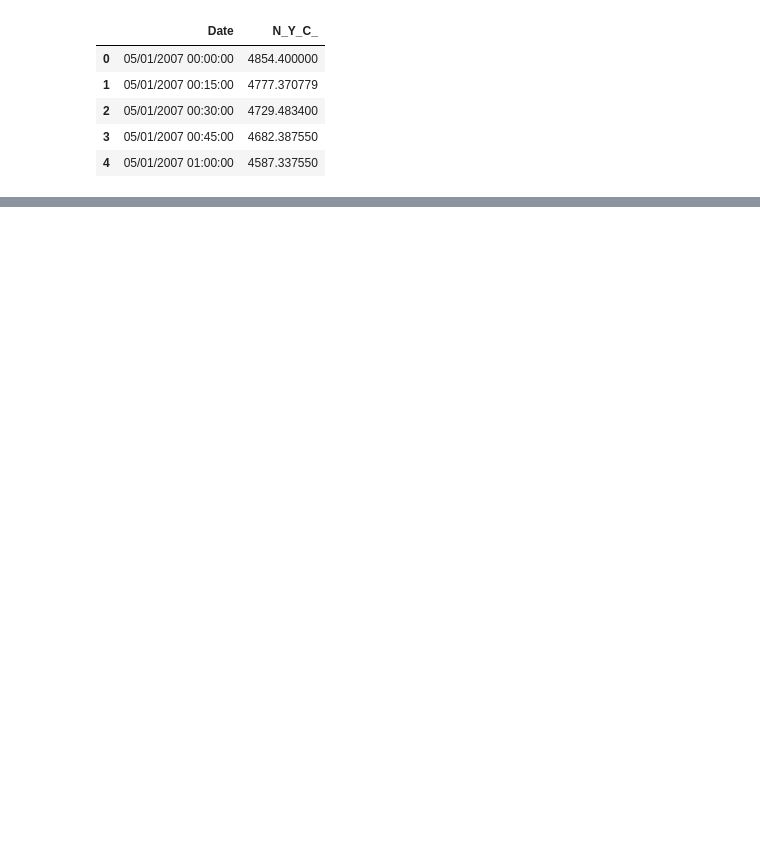
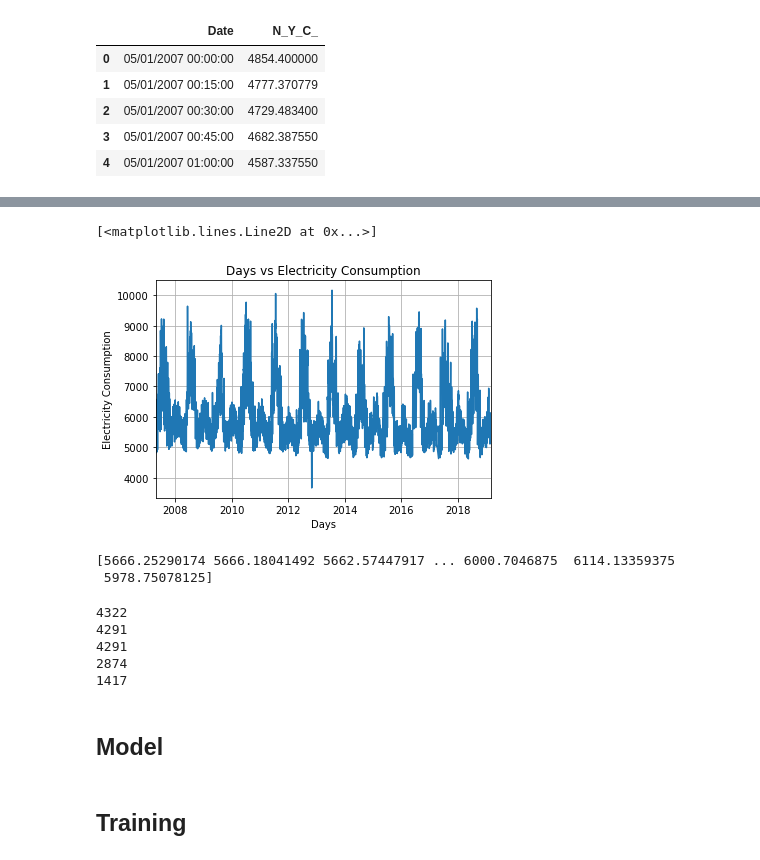
Before and after one commit to tyokyo320/time-series, a Jupyter notebook: lstm.ipynb, the cells around one changed output, grey strips where cells are left out. Cells and saved outputs as stored; diff of their text form; code cells hidden in the pictures; blank space fills up the shorter version.

```diff
--- a/lstm.ipynb
+++ b/lstm.ipynb
@@ -87,31 +46,72 @@ plt.show()
+# %%
+plt.title('Days vs Electricity Consumption')
+plt.ylabel('Electricity Consumption')
+plt.xlabel('Days')
+plt.grid(True)
+plt.autoscale(axis='x',tight=True)
+plt.plot(df['N_Y_C_'])
+# %% [output]
+[<matplotlib.lines.Line2D at 0x...>]
+[figure, added]
+# %%
+all_data = df['N_Y_C_'].values.astype(float)
+print(all_data)
+# %% [output]
+[5666.25290174 5666.18041492 5662.57447917 ... 6000.7046875  6114.13359375
+ 5978.75078125]
 # %%
 def sliding_windows(data, seq_length):
+    '''
+    window, label
+    这个函数的目的是为了从原时间序列中抽取出训练样本，也就是用第1个值到第4个值作为X输入，预测第5个值作为y输出，
+    这是一个用于训练的数据点，时间窗口向后滑动以此类推
+    seq_length: 次の時間区間を予測するために入力変数として使用する前の時間ステップの数
+    X(t) Y(t + seq_length)
+    '''
+
     x = []
     y = []
-
     for i in range(len(data)-seq_length-1):
         _x = data[i:(i+seq_length)]
         _y = data[i+seq_length]
         x.append(_x)
         y.append(_y)
 
-    return np.array(x),np.array(y)
+    return np.array(x), np.array(y)
 
+# Min/max进行标准化处理，默认范围0-1
 sc = MinMaxScaler()
-training_data = sc.fit_transform(training_set)
+# 通过 fit_transform() 对数据集进行归一化
+training_data = sc.fit_transform(all_data.reshape(-1, 1))
+print(len(training_data))
 
-seq_length = 4
+# 分割序列窗口，实验表明越小可以学到更多细节
+seq_length = 30
 x, y = sliding_windows(training_data, seq_length)
+print(len(x))
+print(len(y))
 
 train_size = int(len(y) * 0.67)
 test_size = len(y) - train_size
+print(train_size)
+print(test_size)
 
-dataX = Variable(torch.Tensor(np.array(x)))
-dataY = Variable(torch.Tensor(np.array(y)))
 
-trainX = Variable(torch.Tensor(np.array(x[0:train_size])))
-trainY = Variable(torch.Tensor(np.array(y[0:train_size])))
+# 转换成 tensor
+dataX = torch.Tensor(np.array(x)).float()
+dataY = torch.Tensor(np.array(y)).float()
 
-testX = Variable(torch.Tensor(np.array(x[train_size:len(x)])))
-testY = Variable(torch.Tensor(np.array(y[train_size:len(y)])))
+trainX = torch.tensor(np.array(x[0:train_size])).float()
+trainY = torch.tensor(np.array(y[0:train_size])).float()
+
+testX = torch.Tensor(np.array(x[train_size:len(x)])).float()
+testY = torch.Tensor(np.array(y[train_size:len(y)])).float()
+# %% [output]
+4322
+4291
+4291
+2874
+1417
+# %% [markdown]
+## Model
 # %%
@@ -147,3 +153,5 @@ class LSTM(nn.Module):
 
         return out
+# %% [markdown]
+## Training
 # %%
```
Also changed, not shown: parts of 11 cells of this notebook, 1 other file.
